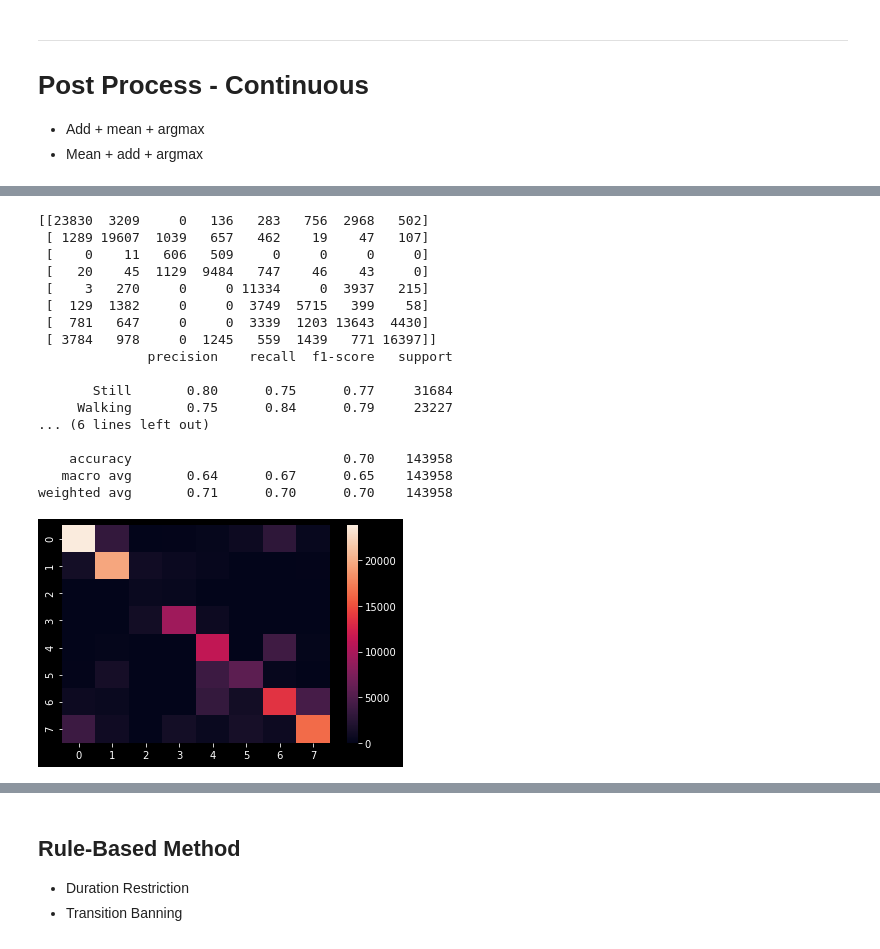
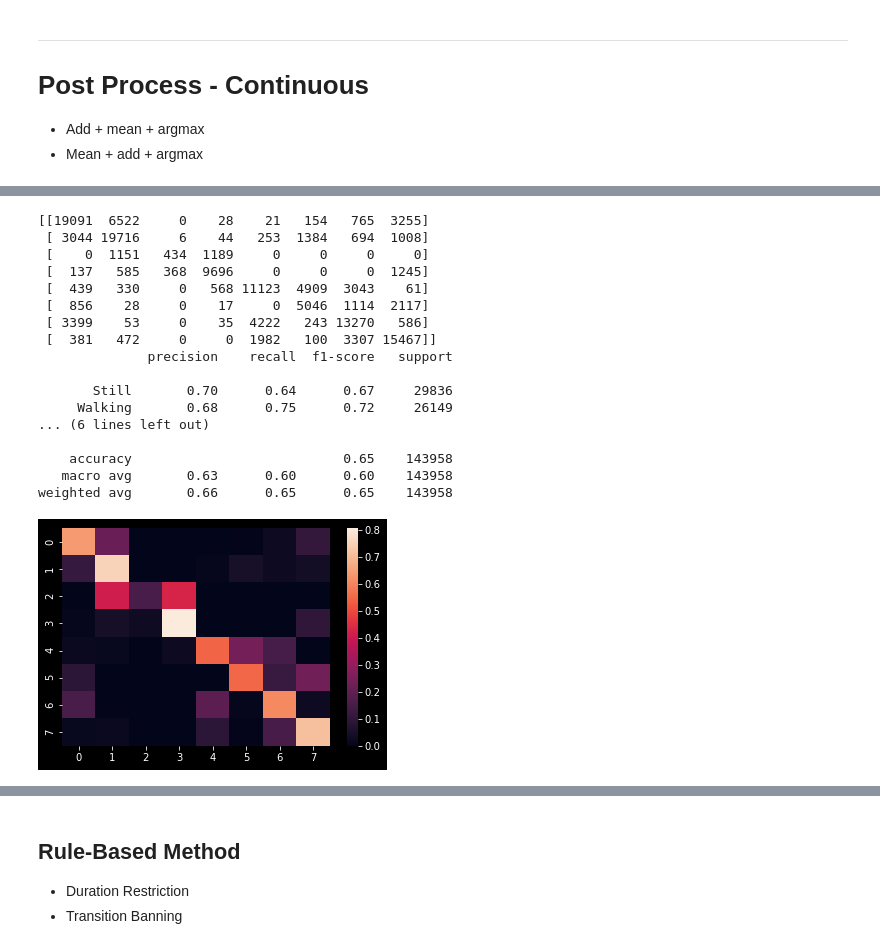
Before and after one commit to Ryanna-github/SHL2021, a Jupyter notebook: 2021-05-31_post_process.ipynb, the cells around one changed output, grey strips where cells are left out. Drawn from its saved outputs; the diff is of its cells as text; code cells hidden in the pictures.

```diff
--- a/2021-05-31_post_process.ipynb
+++ b/2021-05-31_post_process.ipynb
@@ -46,11 +49,23 @@ data = DataLoader.SHLDataLoader('data/train/', ratio = None)
 val = DataLoader.SHLDataLoader('data/validate/', ratio = None)
 data.df = pd.read_csv('data/mid_res/20210526_data_df.csv')
 val.df = pd.read_csv('data/mid_res/20210526_val_df.csv')
+# %%
+# tmp modeul
+data.df['have_loc'] = data.df.apply(lambda x: 1 if x['accuracy'] > -1 else 0, axis = 1)
+data.df['have_gps'] = data.df.apply(lambda x: 1 if x['num_gps'] > 0 else 0, axis = 1)
+data.df['have_wifi'] = data.df.apply(lambda x: 1 if x['num_wifi'] > 0 else 0, axis = 1)
+data.df['have_cells'] = data.df.apply(lambda x: 1 if x['num_cells'] > 0 else 0, axis = 1)
+
+val.df['have_loc'] = val.df.apply(lambda x: 1 if x['accuracy'] > -1 else 0, axis = 1)
+val.df['have_gps'] = val.df.apply(lambda x: 1 if x['num_gps'] > 0 else 0, axis = 1)
+val.df['have_wifi'] = val.df.apply(lambda x: 1 if x['num_wifi'] > 0 else 0, axis = 1)
+val.df['have_cells'] = val.df.apply(lambda x: 1 if x['num_cells'] > 0 else 0, axis = 1)
 # %%
 test_ratio = 0.2
 col_label = 'label'
 X = data.df.drop(col_drop + col_drop_x, axis = 1).fillna(0)
-X_train, X_test, y_train, y_test = train_test_split(X, data.df[col_label], test_size = test_ratio)
+# X_train, X_test, y_train, y_test = train_test_split(X, data.df[col_label], test_size = test_ratio)
+X_train, y_train = X, data.df[col_label]
 X_val, y_val = val.df.drop(col_drop + col_drop_x, axis = 1).fillna(0), val.df[col_label]
 # %%
 model_rf = RandomForestClassifier(n_estimators = 20, random_state = 0, max_depth = 8)
@@ -148,6 +182,8 @@ weighted avg       0.71      0.70      0.70    143958
 
 - Add + mean + argmax
 - Mean + add + argmax
+# %%
+window_size = 120
 # %%
 # Add + mean + argmax
 pred_prob = pred_prob_rf + pred_prob_bag + pred_prob_lgb
@@ -177,29 +213,29 @@ weighted avg       0.71      0.70      0.70    143958
 # %%
 # Mean + add + argmax
-pred_prob_rf_mean = pd.DataFrame(pred_prob_rf).rolling(100, center = True).mean().fillna(method = 'ffill').fillna(method = 'bfill')
-pred_prob_bag_mean = pd.DataFrame(pred_prob_bag).rolling(100, center = True).mean().fillna(method = 'ffill').fillna(method = 'bfill')
-pred_prob_lgb_mean = pd.DataFrame(pred_prob_lgb).rolling(100, center = True).mean().fillna(method = 'ffill').fillna(method = 'bfill')
+pred_prob_rf_mean = pd.DataFrame(pred_prob_rf).rolling(window_size, center = True).mean().fillna(method = 'ffill').fillna(method = 'bfill')
+pred_prob_bag_mean = pd.DataFrame(pred_prob_bag).rolling(window_size, center = True).mean().fillna(method = 'ffill').fillna(method = 'bfill')
+pred_prob_lgb_mean = pd.DataFrame(pred_prob_lgb).rolling(window_size, center = True).mean().fillna(method = 'ffill').fillna(method = 'bfill')
 
 pred_prob_mean = pred_prob_rf_mean + pred_prob_bag_mean + pred_prob_lgb_mean
 pred_mean2 = pd.Series(np.array(pred_prob_mean).argmax(axis = 1) + 1)
 # %%
-helper.evaluate(pred_mean2, y_val)
+helper.evaluate(y_val, pred_mean2)
 # %% [output]
-[[23830  3209     0   136   283   756  2968   502]
- [ 1289 19607  1039   657   462    19    47   107]
- [    0    11   606   509     0     0     0     0]
- [   20    45  1129  9484   747    46    43     0]
- [    3   270     0     0 11334     0  3937   215]
- [  129  1382     0     0  3749  5715   399    58]
- [  781   647     0     0  3339  1203 13643  4430]
- [ 3784   978     0  1245   559  1439   771 16397]]
+[[19091  6522     0    28    21   154   765  3255]
+ [ 3044 19716     6    44   253  1384   694  1008]
+ [    0  1151   434  1189     0     0     0     0]
+ [  137   585   368  9696     0     0     0  1245]
+ [  439   330     0   568 11123  4909  3043    61]
+ [  856    28     0    17     0  5046  1114  2117]
+ [ 3399    53     0    35  4222   243 13270   586]
+ [  381   472     0     0  1982   100  3307 15467]]
               precision    recall  f1-score   support
 
-       Still       0.80      0.75      0.77     31684
-     Walking       0.75      0.84      0.79     23227
+       Still       0.70      0.64      0.67     29836
+     Walking       0.68      0.75      0.72     26149
 ... (6 lines left out)
 
-    accuracy                           0.70    143958
-   macro avg       0.64      0.67      0.65    143958
-weighted avg       0.71      0.70      0.70    143958
+    accuracy                           0.65    143958
+   macro avg       0.63      0.60      0.60    143958
+weighted avg       0.66      0.65      0.65    143958
-[figure, old version]
+[figure, new version]
```
Also changed, not shown: parts of 24 cells of this notebook, 7 other files.
